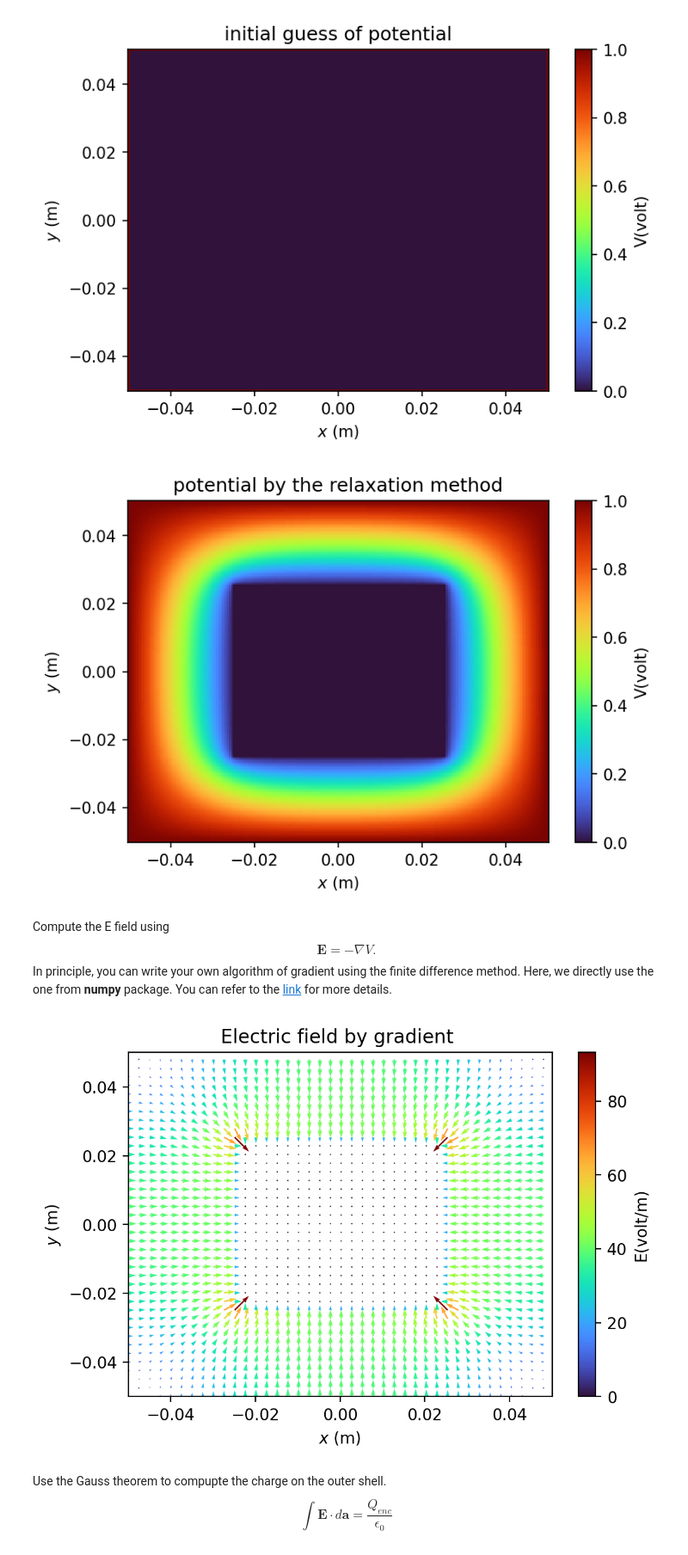
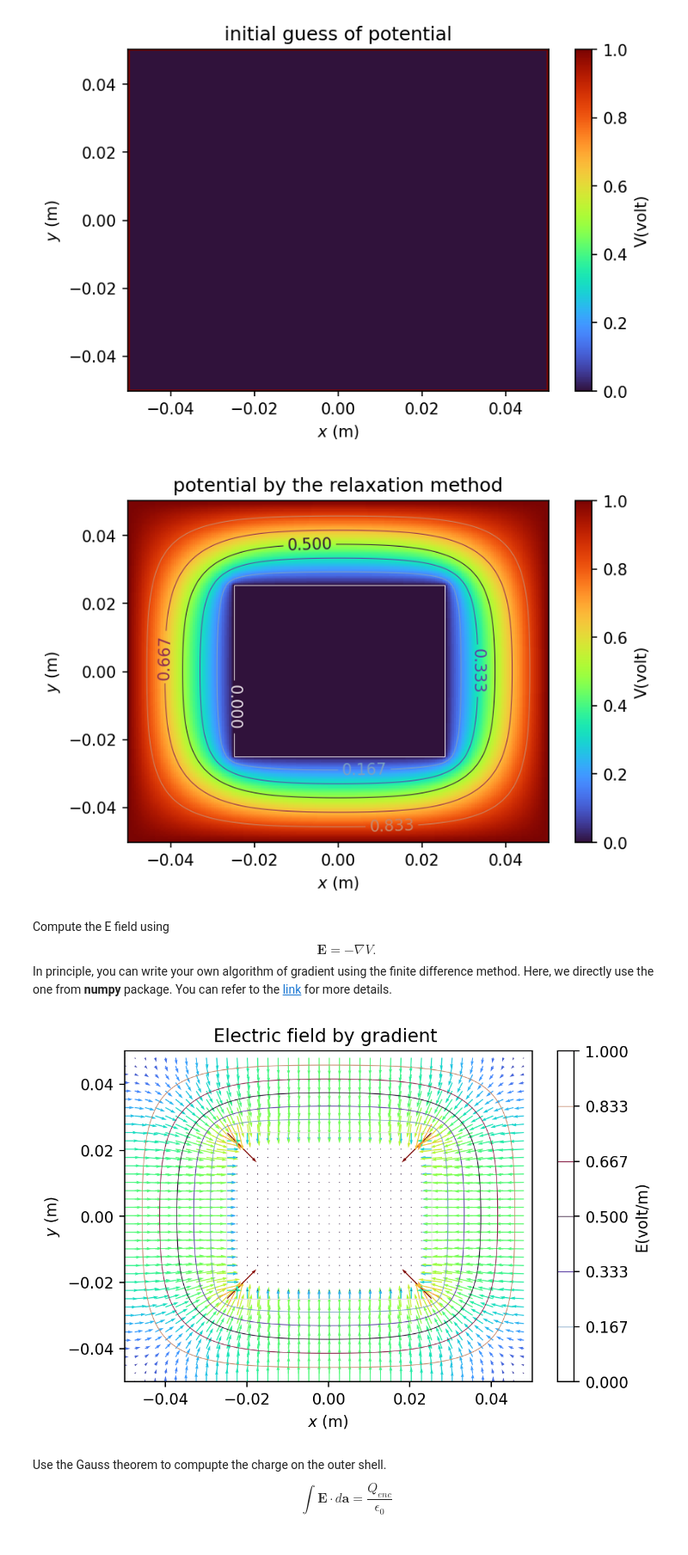
Before and after one commit to jhihsheng/nano-optics, a Jupyter notebook: relaxation_methods_for_laplace_equation.ipynb, the cells around one changed output. Shown at 86% size. Drawn from its saved outputs; the diff is of its cells as text; code cells hidden in the pictures.

```diff
--- a/relaxation_methods_for_laplace_equation.ipynb
+++ b/relaxation_methods_for_laplace_equation.ipynb
@@ -60,15 +60,17 @@ for it in range(Nt):
             pot = appl_BCs(pot)
             pot[ix,iy] = 1/4 * (pot[ix,iy+1] + pot[ix+1,iy] + pot[ix-1,iy] + pot[ix,iy-1])
 # %%
-plt.figure(dpi=150)
+fig, ax = plt.subplots(dpi=150)
 plt.pcolormesh(xv,yv,pot.transpose()**1,cmap="turbo")
 plt.colorbar(label=r'V(volt)')
+CS = ax.contour(xv,yv,pot.transpose()**1,linewidths=0.5,cmap='twilight',levels=np.linspace(0,1,7))
+ax.clabel(CS, inline=True, fontsize=10)
 plt.title("potential by the relaxation method")
 plt.xlabel(r"$x$ (m)")
 plt.ylabel(r"$y$ (m)")
 plt.show()
 # %% [output]
-[figure, old version]
+[figure, new version]
 # %% [markdown]
 Compute the E field using
 $$\mathbf{E} = -\nabla V.$$
@@ -83,22 +85,29 @@ E_field =  np.gradient(-pot,dx,dy)
 # %%
 # Ref: https://pythonforundergradengineers.com/quiver-plot-with-matplotlib-and-jupyter-notebooks.html
 plt.figure(dpi=200)
+#plt.subplot(2,1,1)
 skip = (slice(None, None, 5), slice(None, None, 5)) ## make a sparse plot
 Ex = E_field[0].transpose()**1
 Ey = E_field[1].transpose()**1
 
 color = np.sqrt((Ex[skip])**2 + (Ey[skip])**2)
 
-plt.quiver(xm[skip],ym[skip],Ex[skip],Ey[skip],color,cmap=plt.cm.turbo,width= 0.0035)
+
+
+plt.contour(xv,yv,pot.transpose()**1,linewidths=0.5,cmap='twilight',levels=np.linspace(0,1,7))
+
+plt.quiver(xm[skip],ym[skip],Ex[skip],Ey[skip],color,cmap=plt.cm.turbo,width= 0.0025,scale=900)
+
 plt.title("Electric field by gradient ")
 plt.colorbar(label=r'E(volt/m)')
 plt.xlabel(r"$x$ (m)")
 plt.ylabel(r"$y$ (m)")
 plt.xlim([-lx/2,lx/2])
 plt.ylim([-ly/2,ly/2])
+
 plt.show()
 # %% [output]
-[figure, old version]
+[figure, new version]
 # %% [markdown]
 Use the Gauss theorem to compupte the charge on the outer shell.
 $$\int \mathbf{E}\cdot d\mathbf{a}= \frac{Q_{enc}}{\epsilon_0}$$
```
